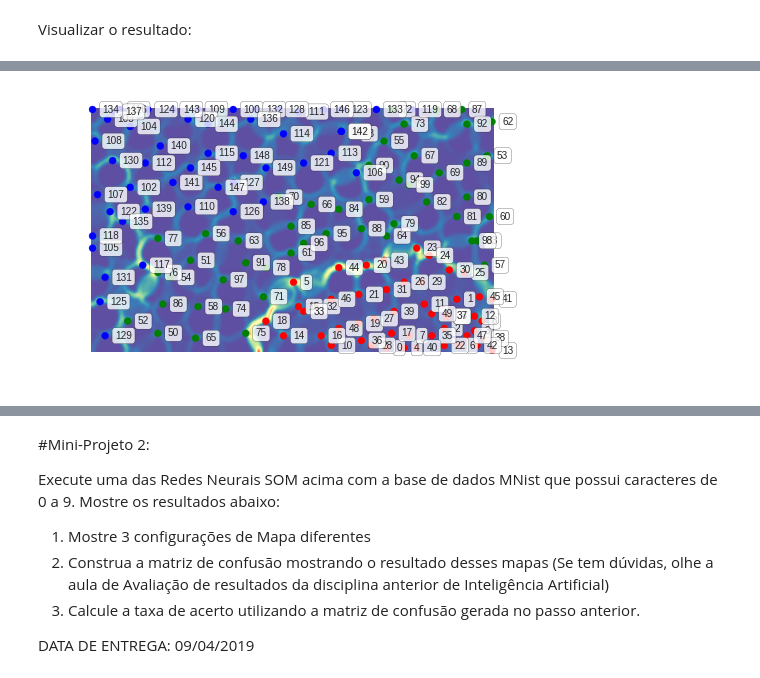
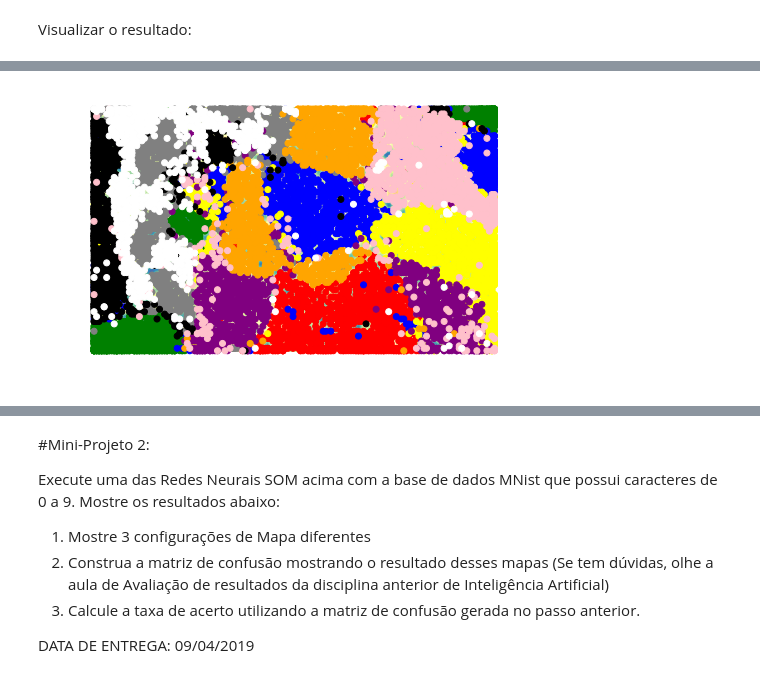
Before and after one commit to felipeescorel/redes_neurais, a Jupyter notebook: SOM/Self_Organising_Map.ipynb, the cells around one changed output, grey strips where cells are left out. Cells and saved outputs as stored; diff of their text form; code cells hidden in the pictures.

```diff
--- a/SOM/Self_Organising_Map.ipynb
+++ b/SOM/Self_Organising_Map.ipynb
@@ -143,15 +9,0 @@ Visualiza o mapa criado
-# %%
-fig = plt.figure()
-# setup axes
-ax = fig.add_subplot(111, aspect='equal')
-ax.set_xlim((0, net.shape[0]+1))
-ax.set_ylim((0, net.shape[1]+1))
-ax.set_title('Self-Organising Map after %d iterations' % n_iterations)
-
-# plot the rectangles
-for x in range(1, net.shape[0] + 1):
-    for y in range(1, net.shape[1] + 1):
-        ax.add_patch(patches.Rectangle((x-0.5, y-0.5), 1, 1,
-                     facecolor=net[x-1,y-1,:],
-                     edgecolor='none'))
-plt.show()
@@ -209,0 +42,28 @@ labels = range(150)
+# %%
+c = np.genfromtxt('mnist_test.csv', delimiter=',')
+
+c = c[np.lexsort(np.fliplr(c).T)]
+contagem = []
+data = np.float32(c)
+for i in range(10):
+    j = 0
+    for x in data:
+        if x[0] == i:
+            j = j +1
+    contagem.append(j)
+print(contagem)
+
+colors = ["red"] * contagem[0]
+colors.extend(["green"] * contagem[1])
+colors.extend(["blue"] * contagem[2])
+colors.extend(["yellow"] * contagem[3])
+colors.extend(["gray"] * contagem[4])
+colors.extend(["purple"] * contagem[5])
+colors.extend(["orange"] * contagem[6])
+colors.extend(["black"] * contagem[7])
+colors.extend(["pink"] * contagem[8])
+colors.extend(["white"] * contagem[9])
+
+
+labels = range(np.sum(contagem))
+print(labels)
@@ -223,4 +102,4 @@ Visualizar o resultado:
 # %%
-som.view_umatrix(bestmatches=True, bestmatchcolors=colors, labels=labels)
+som.view_umatrix(bestmatches=True, bestmatchcolors=colors)
 # %% [output]
-[figure, old version]
+[figure, new version]
```
Also changed, not shown: parts of 25 cells of this notebook, 2 other files.
